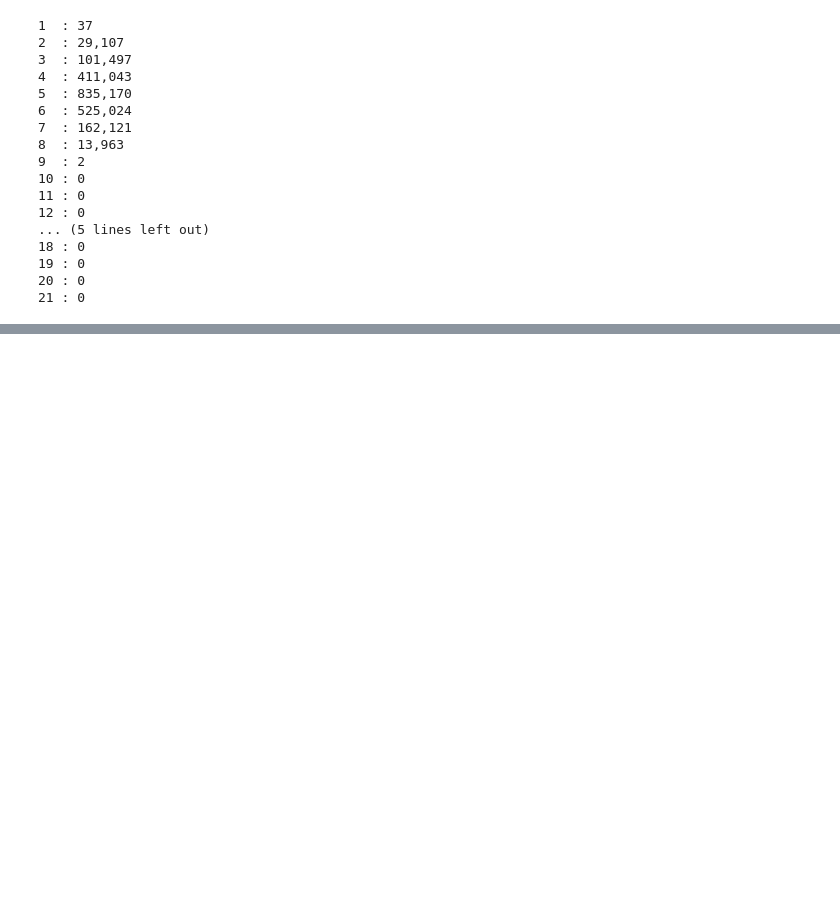
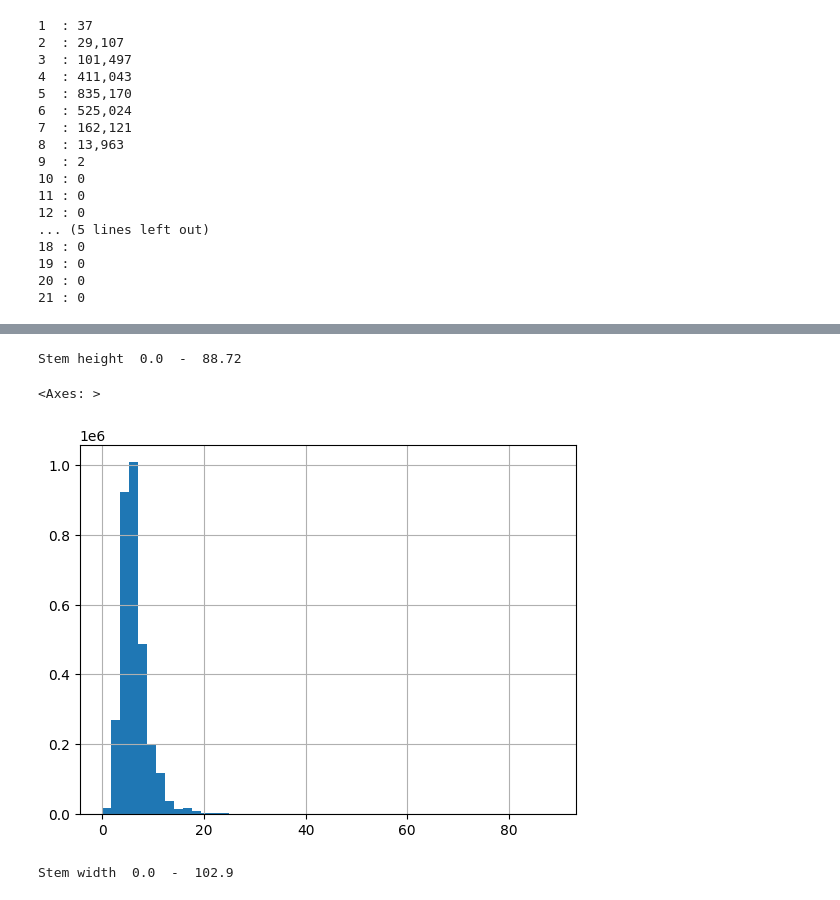
Before and after one commit to 0xV4h3/SmartCode, a Jupyter notebook: ML/Lessons/SupervisedLearning/PoisonousMushrooms.ipynb, the cells around one changed output, grey strips where cells are left out. Drawn from its saved outputs; the diff is of its cells as text; code cells hidden in the pictures; blank space fills up the shorter version.

```diff
--- a/ML/Lessons/SupervisedLearning/PoisonousMushrooms.ipynb
+++ b/ML/Lessons/SupervisedLearning/PoisonousMushrooms.ipynb
@@ -123,0 +289,13 @@ for i in range(1, mushrooms.shape[1]):
+# %%
+print("Stem height ", mushrooms['stem-height'].min(), " - ", mushrooms['stem-height'].max())
+# %% [output]
+Stem height  0.0  -  88.72
+# %%
+mushrooms['stem-height'].hist(bins=50)
+# %% [output]
+<Axes: >
+[figure, added]
+# %%
+print("Stem width ", mushrooms['stem-width'].min(), " - ", mushrooms['stem-width'].max())
+# %% [output]
+Stem width  0.0  -  102.9
```
Also changed, not shown: parts of 93 cells of this notebook.
